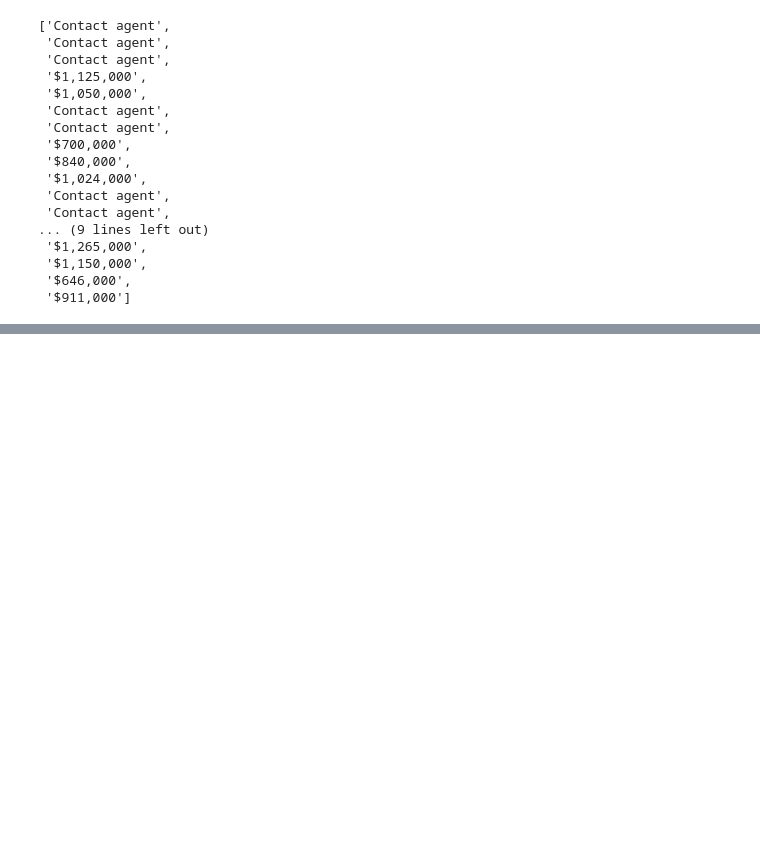
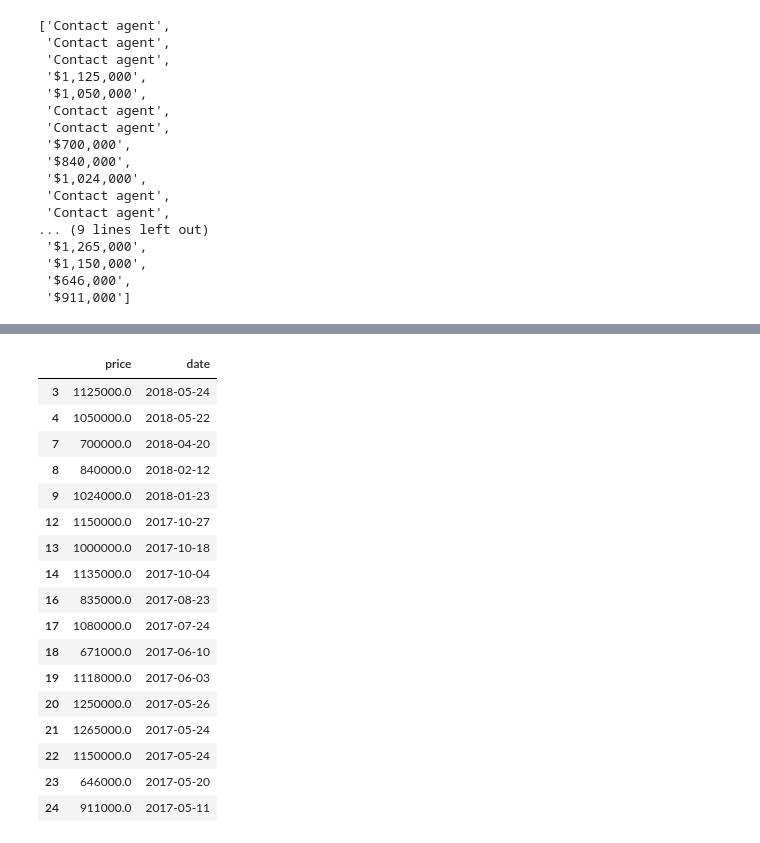
Before and after one commit to nevhan/imc-stem, a Jupyter notebook: notebooks/realestate-example.ipynb, the cells around one changed output, grey strips where cells are left out. Saved outputs shown, nothing was run; the diff lists cells and outputs as text; code cells hidden in the pictures; blank space fills up the shorter version.

```diff
--- a/notebooks/realestate-example.ipynb
+++ b/notebooks/realestate-example.ipynb
@@ -126,0 +152,21 @@ Name: price, dtype: float64
+# %%
+filtered = df.dropna()
+# %% [output]
+|  | price | date |
+| 3 | 1125000.0 | 2018-05-24 |
+| 4 | 1050000.0 | 2018-05-22 |
+| 7 | 700000.0 | 2018-04-20 |
+| 8 | 840000.0 | 2018-02-12 |
+| 9 | 1024000.0 | 2018-01-23 |
+| 12 | 1150000.0 | 2017-10-27 |
+| 13 | 1000000.0 | 2017-10-18 |
+| 14 | 1135000.0 | 2017-10-04 |
+| 16 | 835000.0 | 2017-08-23 |
+| 17 | 1080000.0 | 2017-07-24 |
+| 18 | 671000.0 | 2017-06-10 |
+| 19 | 1118000.0 | 2017-06-03 |
+| 20 | 1250000.0 | 2017-05-26 |
+| 21 | 1265000.0 | 2017-05-24 |
+| 22 | 1150000.0 | 2017-05-24 |
+| 23 | 646000.0 | 2017-05-20 |
+| 24 | 911000.0 | 2017-05-11 |
```
Also changed, not shown: parts of 13 cells of this notebook.
